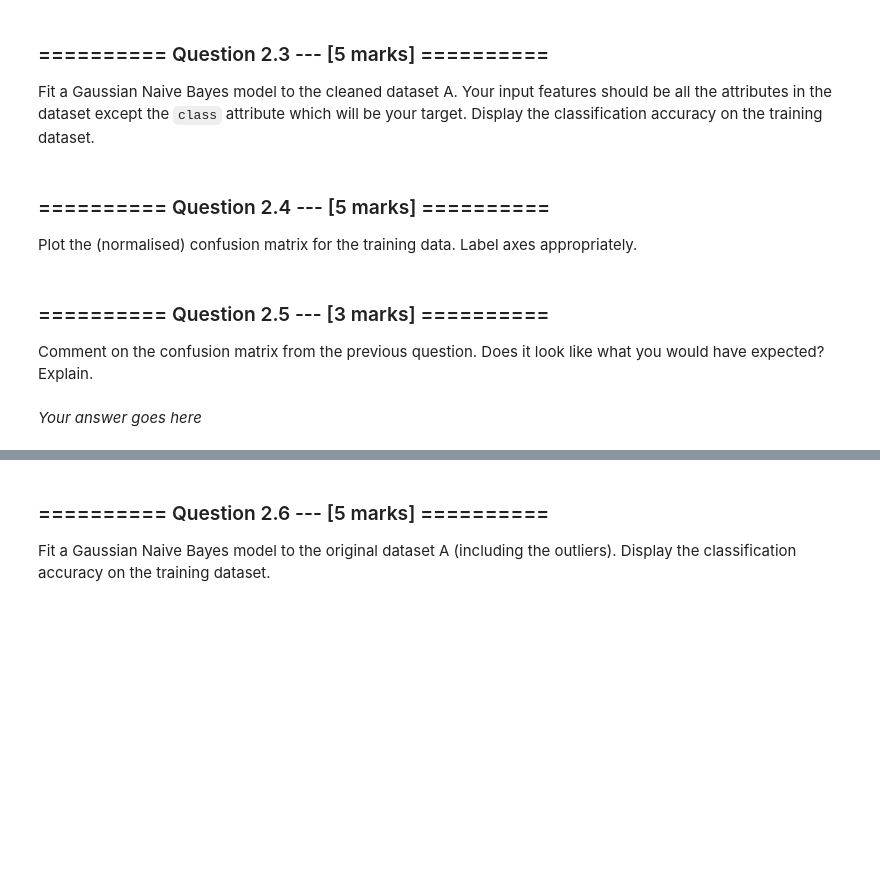
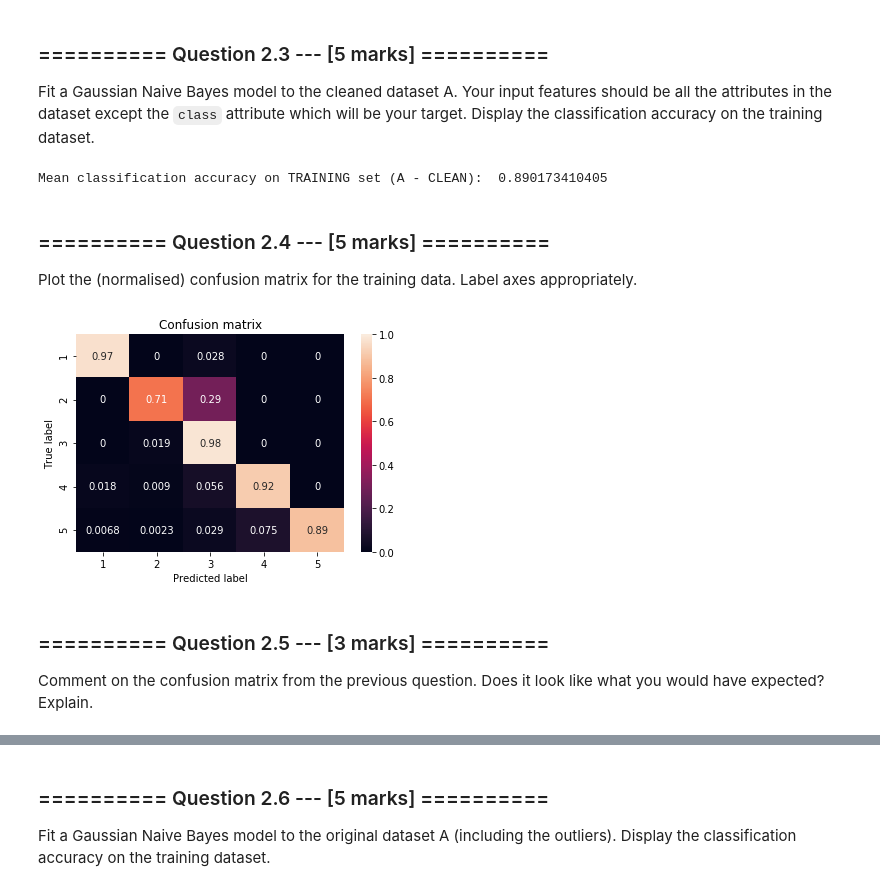
Before and after one commit to jonathondilworth/iaml2017-private-fork, a Jupyter notebook: 03_Assignment_1.ipynb, the cells around one changed output, grey strips where cells are left out. Drawn from its saved outputs; the diff is of its cells as text; code cells hidden in the pictures; blank space fills up the shorter version.

```diff
--- a/03_Assignment_1.ipynb
+++ b/03_Assignment_1.ipynb
@@ -165,0 +164,16 @@ not sure about this one - come back to it
+# %%
+import string as s
+
+# raw output
+news_partA_data.columns.values[0:100]
+
+# printed output
+print(news_partA_data.columns.values[0:100])
+
+# formatted output consisting of both attribute word index and name
+for attribute_name in news_partA_data.columns.values[0:100]:
+    print(s.split(attribute_name,'_',1))
+
+# formatted output that only prints the actual name of the word
+for attribute_name in news_partA_data.columns.values[0:100]:
+    print(s.split(attribute_name,'_',1)[1])
@@ -222,3 +367,32 @@ Fit a Gaussian Naive Bayes model to the cleaned dataset A. Your input features s
+# %%
+from sklearn.naive_bayes import GaussianNB
+
+clf = GaussianNB()
+
+# number of data points
+row_index_length = len(clean_partA_data)
+# number of input features, -1 because the final column is class
+column_index_length = len(clean_partA_data.columns) - 1
+
+def getColumnNames(df, final_column_index):
+    column_names = []
+    for attribute_name in df.columns.values[0:final_column_index]:
+        column_names.append(attribute_name)
+    return column_names
+
+column_names = getColumnNames(clean_partA_data, column_index_length)
+
+input_features = clean_partA_data[:][column_names]
+
+targets = clean_partA_data[:]['class']
+
+clf.fit(input_features, targets)
+
+mean_classification_accuracy = clf.score(input_features, targets)
+
+print("Mean classification accuracy on TRAINING set (A - CLEAN): ", mean_classification_accuracy)
+# %% [output]
+Mean classification accuracy on TRAINING set (A - CLEAN):  0.890173410405
 # %% [markdown]
 ### ========== Question 2.4 --- [5 marks] ==========
 Plot the (normalised) confusion matrix for the training data. Label axes appropriately.
@@ -227,6 +399,30 @@ Plot the (normalised) confusion matrix for the training data. Label axes appropr
+# %%
+from sklearn.metrics import accuracy_score, confusion_matrix
+
+# using the function from the previous lab
+def plot_confusion_matrix(cm, classes=None, title='Confusion matrix'):
+    """Plots a confusion matrix."""
+    if classes is not None:
+        sns.heatmap(cm, xticklabels=classes, yticklabels=classes, vmin=0., vmax=1., annot=True)
+    else:
+        sns.heatmap(cm, vmin=0., vmax=1.)
+    plt.title(title)
+    plt.ylabel('True label')
+    plt.xlabel('Predicted label')
+
+clf_predict = clf.predict(input_features)
+conf_matrix = confusion_matrix(targets, clf_predict)
+conf_matrix_norm = conf_matrix / conf_matrix.sum(axis=1)[:, np.newaxis]
+
+plt.figure()
+
+# classes are 1,2,3,4,5 - you know this by observing the class column in the data
+# e.g: print(targets)
+
+plot_confusion_matrix(conf_matrix_norm, classes=[1,2,3,4,5])
+# %% [output]
+[figure, added]
 # %% [markdown]
 ### ========== Question 2.5 --- [3 marks] ==========
 
 Comment on the confusion matrix from the previous question. Does it look like what you would have expected? Explain.
-# %% [markdown]
-*Your answer goes here*
```
Also changed, not shown: parts of 37 cells of this notebook, 4 other files.
